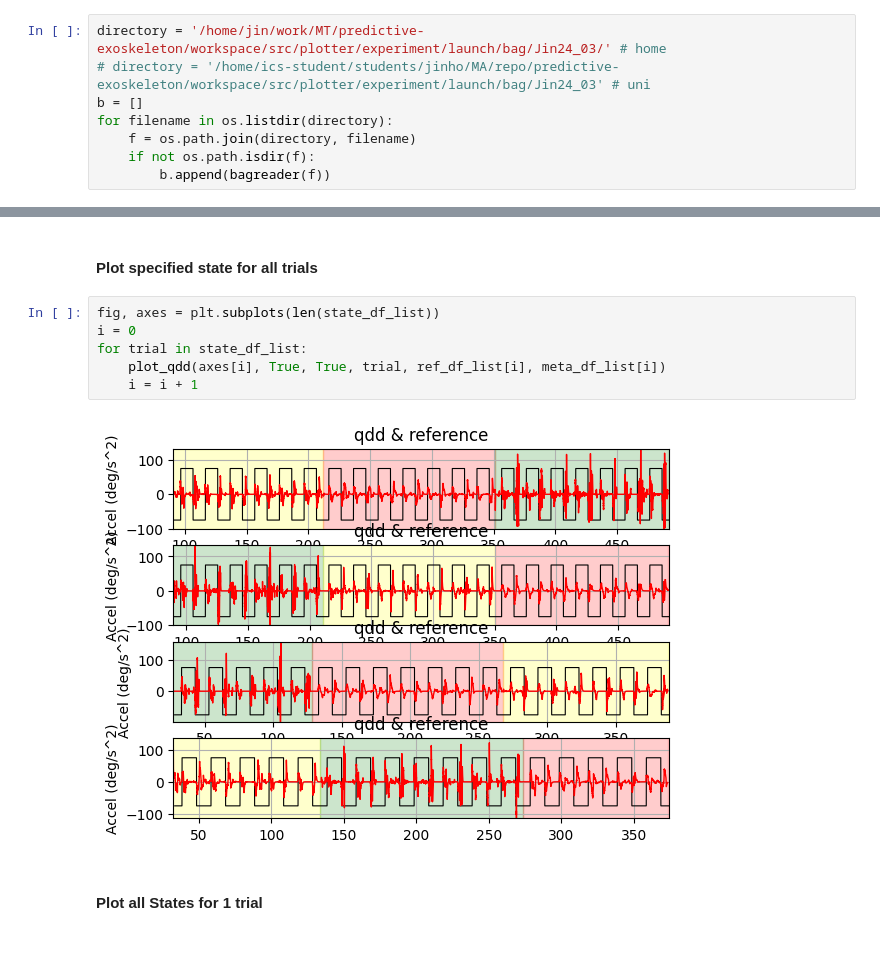
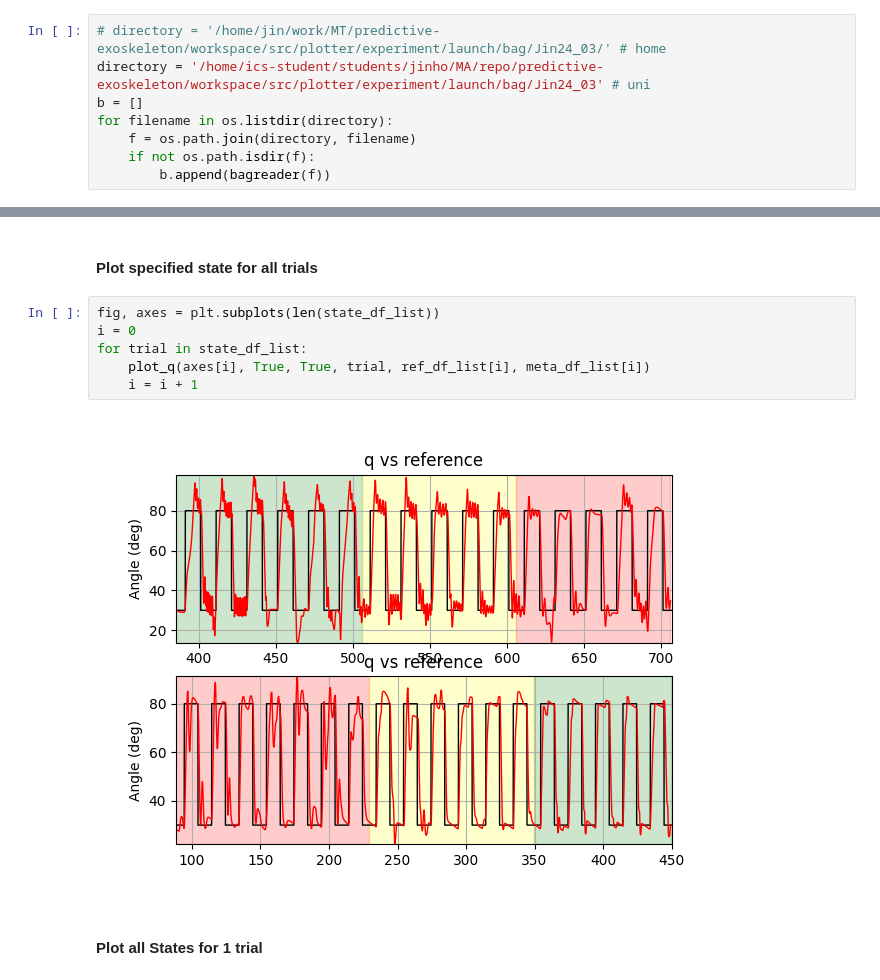
Before and after one commit to Cyberjin7/master_thesis, a Jupyter notebook: analysis/data_analysis_v2.ipynb, the cells around one changed output, grey strips where cells are left out. Cells and saved outputs as stored; diff of their text form; blank space fills up the shorter version.

Commit message:
Nicolas Experiment

```diff
--- a/analysis/data_analysis_v2.ipynb
+++ b/analysis/data_analysis_v2.ipynb
@@ -13,8 +13,8 @@ import os
 bagpy is used to load bag files.
 A list of bagreaders is made. One bagreader for each trial. So if an experiment was performed 4 times, a list of 4 bagreaders will be made.
 # %%
-directory = '/home/jin/work/MT/predictive-exoskeleton/workspace/src/plotter/experiment/launch/bag/Jin24_03/' # home
-# directory = '/home/ics-student/students/jinho/MA/repo/predictive-exoskeleton/workspace/src/plotter/experiment/launch/bag/Jin24_03' # uni
+# directory = '/home/jin/work/MT/predictive-exoskeleton/workspace/src/plotter/experiment/launch/bag/Jin24_03/' # home
+directory = '/home/ics-student/students/jinho/MA/repo/predictive-exoskeleton/workspace/src/plotter/experiment/launch/bag/Jin24_03' # uni
 b = []
 for filename in os.listdir(directory):
     f = os.path.join(directory, filename)
@@ -251,11 +251,11 @@ plot_qdd(ax, True, True, state_df_list[0], ref_df_list[0], meta_df_list[0])
 # %%
 fig, axes = plt.subplots(len(state_df_list))
 i = 0
 for trial in state_df_list:
-    plot_qdd(axes[i], True, True, trial, ref_df_list[i], meta_df_list[i])
+    plot_q(axes[i], True, True, trial, ref_df_list[i], meta_df_list[i])
     i = i + 1
 # %% [output]
-[figure, old version]
+[figure, new version]
 # %% [markdown]
 #### Plot all States for 1 trial
 # %%
```
Also changed, not shown: parts of 4 cells of this notebook, 11 other files.
